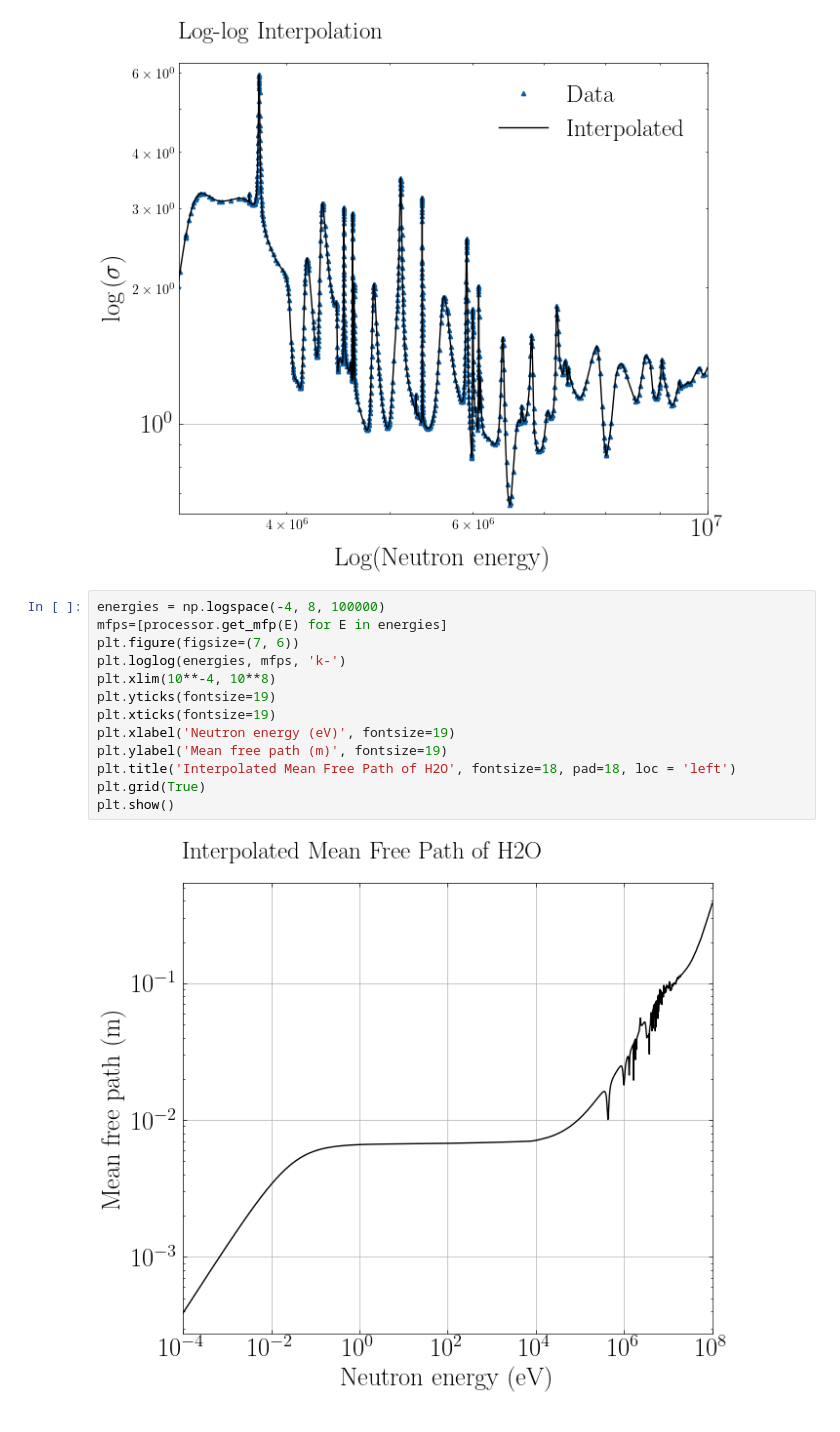
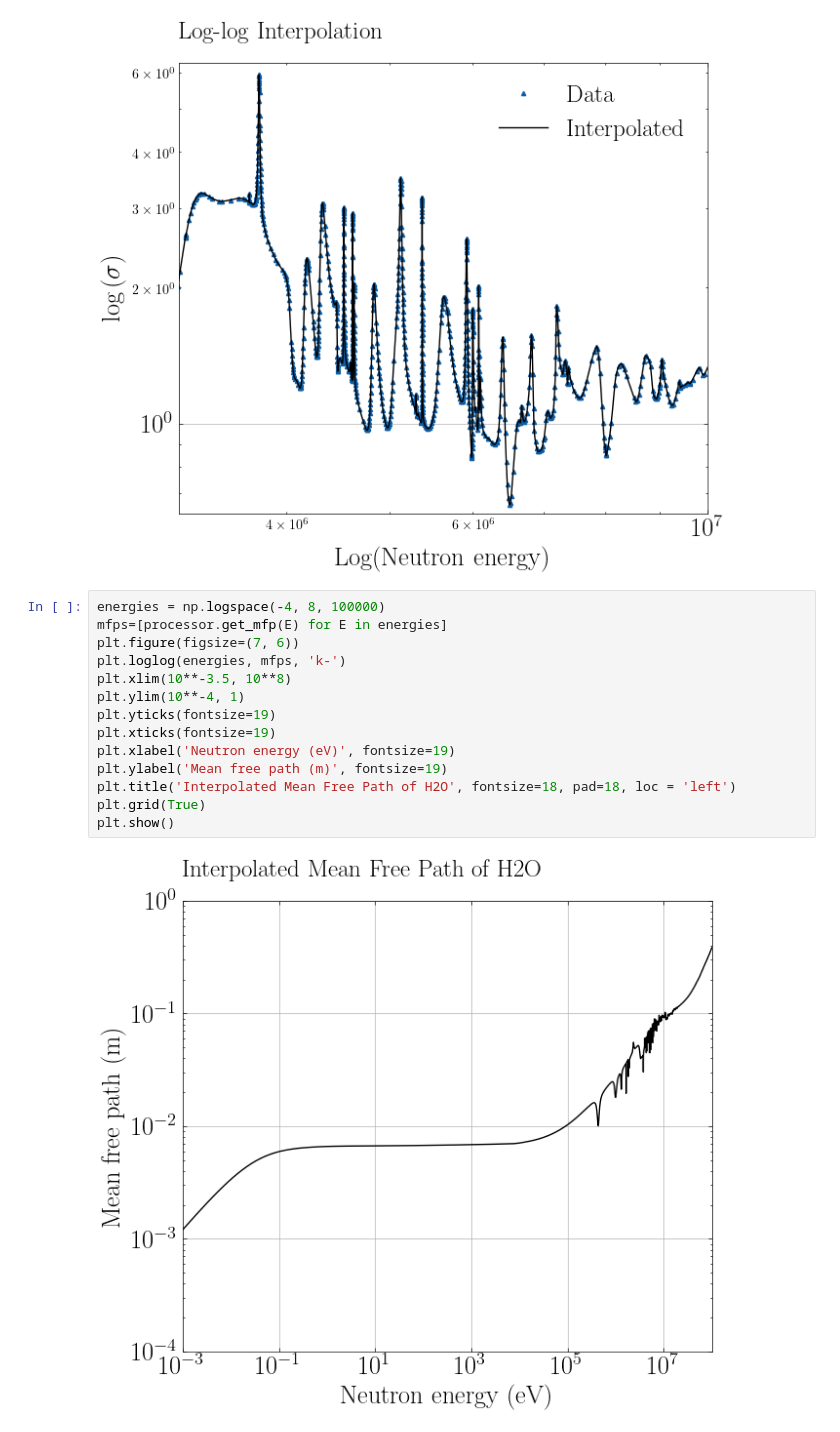
Before and after one commit to DerkNiessink/NeutroWater, a Jupyter notebook: analysis/interpolation.ipynb, the cells around one changed output. Saved outputs shown, nothing was run; the diff lists cells and outputs as text.

```diff
--- a/analysis/interpolation.ipynb
+++ b/analysis/interpolation.ipynb
@@ -96,15 +88,16 @@ plt.show()
 # %%
 energies = np.logspace(-4, 8, 100000)
 mfps=[processor.get_mfp(E) for E in energies]
 plt.figure(figsize=(7, 6))
 plt.loglog(energies, mfps, 'k-')
-plt.xlim(10**-4, 10**8)
+plt.xlim(10**-3.5, 10**8)
+plt.ylim(10**-4, 1)
 plt.yticks(fontsize=19)
 plt.xticks(fontsize=19)
 plt.xlabel('Neutron energy (eV)', fontsize=19)
 plt.ylabel('Mean free path (m)', fontsize=19)
 plt.title('Interpolated Mean Free Path of H2O', fontsize=18, pad=18, loc = 'left')
 plt.grid(True)
 plt.show()
 # %% [output]
-[figure, old version]
+[figure, new version]
```
Also changed, not shown: parts of 1 cell of this notebook, 6 other files.
